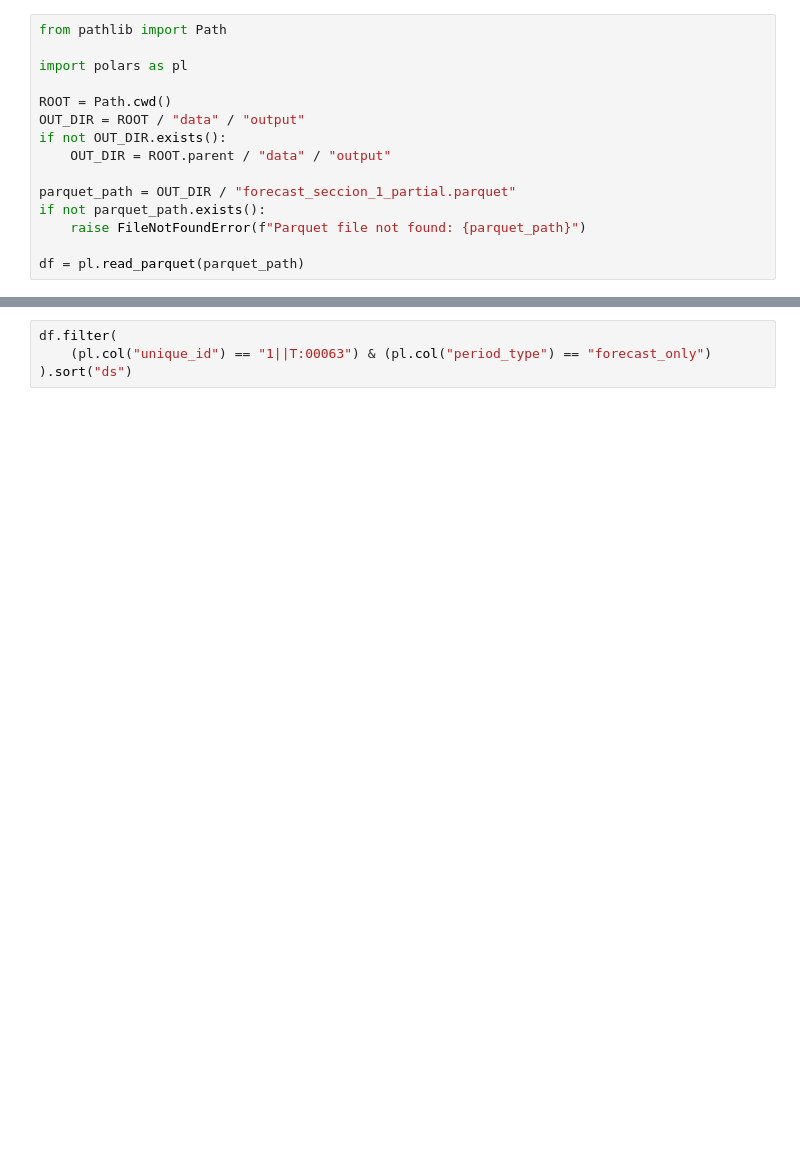
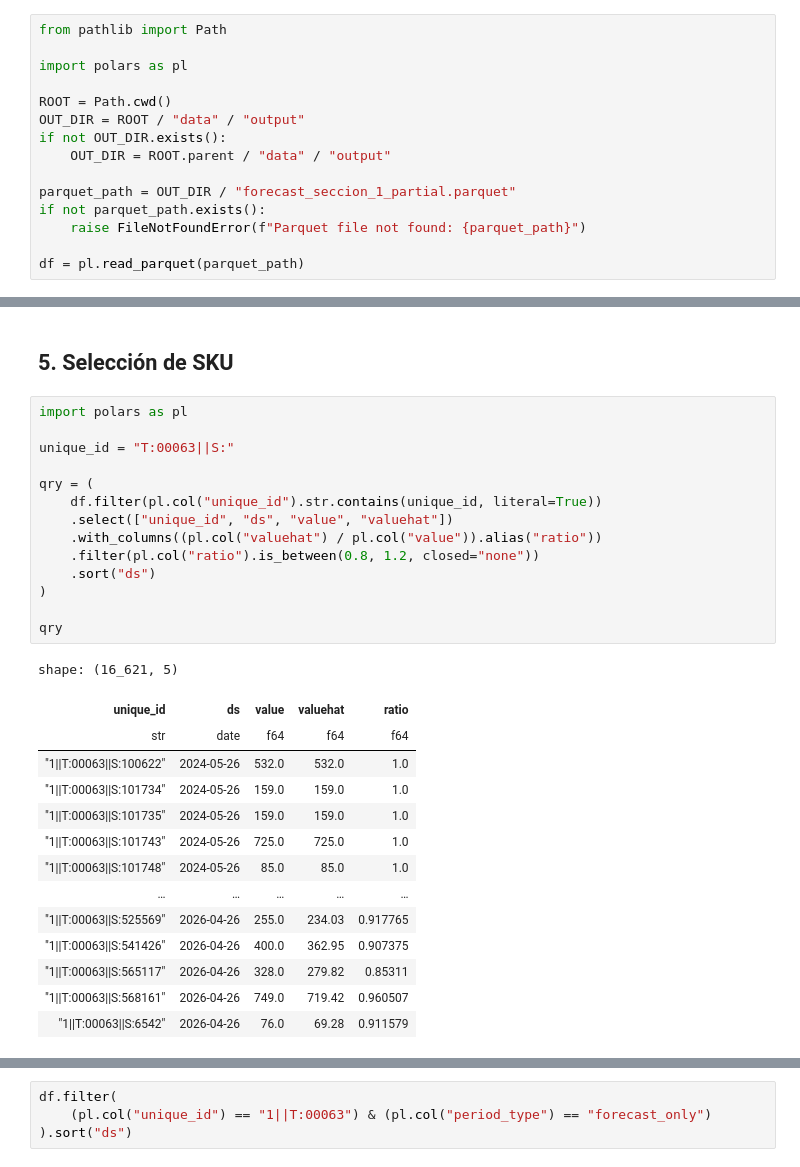
Before and after one commit to willy-hidalgo/tienda-inglesa-v3, a Jupyter notebook: app/tests.ipynb, the cells around one changed output, grey strips where cells are left out. Drawn from its saved outputs; the diff is of its cells as text; blank space fills up the shorter version.

```diff
--- a/app/tests.ipynb
+++ b/app/tests.ipynb
@@ -110,0 +80,31 @@ graph_plot(filtered)
+# %% [markdown]
+## 5. Selección de SKU
+# %%
+import polars as pl
+
+unique_id = "T:00063||S:"
+
+qry = (
+    df.filter(pl.col("unique_id").str.contains(unique_id, literal=True))
+    .select(["unique_id", "ds", "value", "valuehat"])
+    .with_columns((pl.col("valuehat") / pl.col("value")).alias("ratio"))
+    .filter(pl.col("ratio").is_between(0.8, 1.2, closed="none"))
+    .sort("ds")
+)
+
+qry
+# %% [output]
+shape: (16_621, 5)
+| unique_id | ds | value | valuehat | ratio |
+| str | date | f64 | f64 | f64 |
+| "1||T:00063||S:100622" | 2024-05-26 | 532.0 | 532.0 | 1.0 |
+| "1||T:00063||S:101734" | 2024-05-26 | 159.0 | 159.0 | 1.0 |
+| "1||T:00063||S:101735" | 2024-05-26 | 159.0 | 159.0 | 1.0 |
+| "1||T:00063||S:101743" | 2024-05-26 | 725.0 | 725.0 | 1.0 |
+| "1||T:00063||S:101748" | 2024-05-26 | 85.0 | 85.0 | 1.0 |
+| … | … | … | … | … |
+| "1||T:00063||S:525569" | 2026-04-26 | 255.0 | 234.03 | 0.917765 |
+| "1||T:00063||S:541426" | 2026-04-26 | 400.0 | 362.95 | 0.907375 |
+| "1||T:00063||S:565117" | 2026-04-26 | 328.0 | 279.82 | 0.85311 |
+| "1||T:00063||S:568161" | 2026-04-26 | 749.0 | 719.42 | 0.960507 |
+| "1||T:00063||S:6542" | 2026-04-26 | 76.0 | 69.28 | 0.911579 |
```
Also changed, not shown: parts of 13 cells of this notebook, 14 other files.
